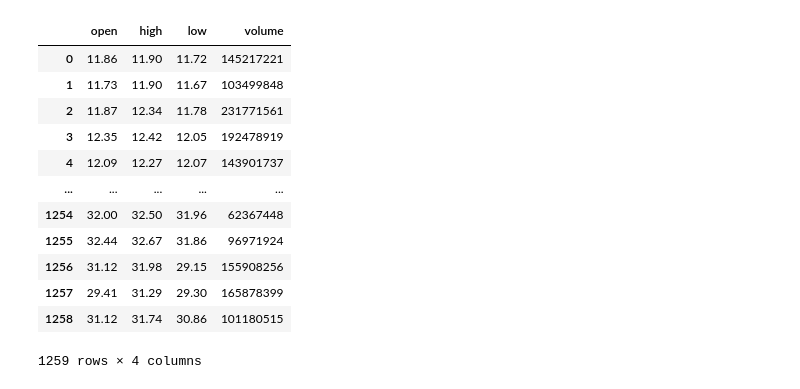
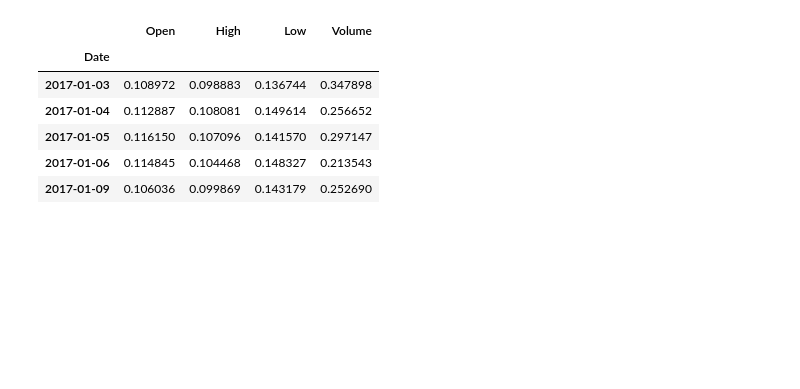
Before and after one commit to 33north/StockAnalysisProject4, a Jupyter notebook: Trml.ipynb, the cells around one changed output. Cells and saved outputs as stored; diff of their text form; code cells hidden in the pictures; blank space fills up the shorter version.

```diff
--- a/Trml.ipynb
+++ b/Trml.ipynb
@@ -65,18 +58,0 @@ Name: close, Length: 1259, dtype: float64
-# %%
-#Selecting the Features
-traindf = df.drop(columns=['close','Name','date'])
-traindf
-# %% [output]
-|  | open | high | low | volume |
-| 0 | 11.86 | 11.90 | 11.72 | 145217221 |
-| 1 | 11.73 | 11.90 | 11.67 | 103499848 |
-| 2 | 11.87 | 12.34 | 11.78 | 231771561 |
-| 3 | 12.35 | 12.42 | 12.05 | 192478919 |
-| 4 | 12.09 | 12.27 | 12.07 | 143901737 |
-| ... | ... | ... | ... | ... |
-| 1254 | 32.00 | 32.50 | 31.96 | 62367448 |
-| 1255 | 32.44 | 32.67 | 31.86 | 96971924 |
-| 1256 | 31.12 | 31.98 | 29.15 | 155908256 |
-| 1257 | 29.41 | 31.29 | 29.30 | 165878399 |
-| 1258 | 31.12 | 31.74 | 30.86 | 101180515 |
-1259 rows × 4 columns
@@ -83,6 +64,14 @@ traindf
 # %%
-#Scaling
-# scaler = MinMaxScaler()
-# feature_transform = scaler.fit_transform(testdf)
-# feature_transform = pd.DataFrame(columns='close', data=traindf, index=df.index)
-# feature_transform.head()
+# Scale the data using MinMax
+scaler = MinMaxScaler()
+feature_transform = scaler.fit_transform(df[features])
+feature_transform= pd.DataFrame(columns=features, data=feature_transform, index=df.index)
+feature_transform.head()
+# %% [output]
+|  | Open | High | Low | Volume |
+| Date |  |  |  |  |
+| 2017-01-03 | 0.108972 | 0.098883 | 0.136744 | 0.347898 |
+| 2017-01-04 | 0.112887 | 0.108081 | 0.149614 | 0.256652 |
+| 2017-01-05 | 0.116150 | 0.107096 | 0.141570 | 0.297147 |
+| 2017-01-06 | 0.114845 | 0.104468 | 0.148327 | 0.213543 |
+| 2017-01-09 | 0.106036 | 0.099869 | 0.143179 | 0.252690 |
```
Also changed, not shown: parts of 33 cells of this notebook, 6 other files.
